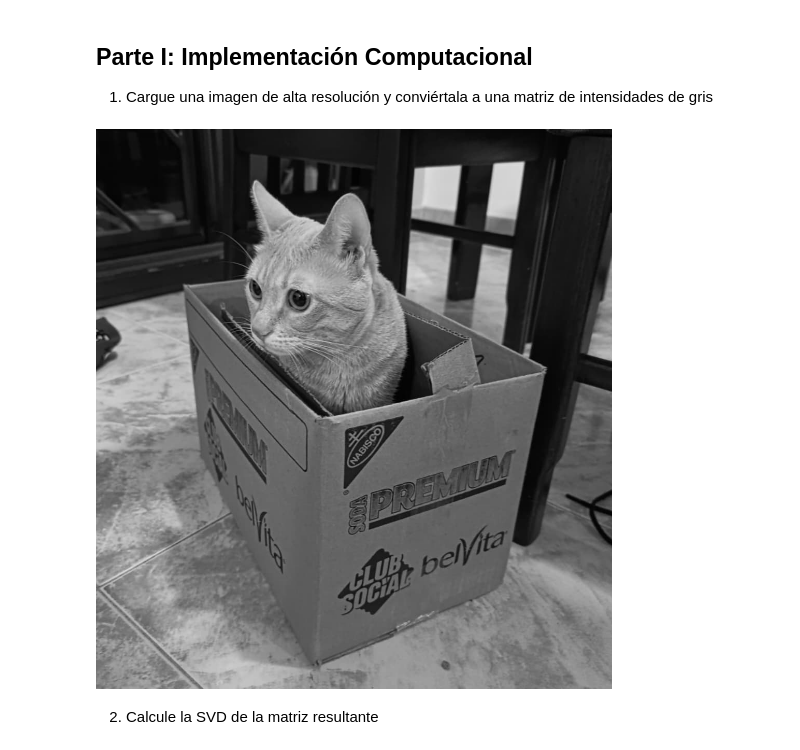
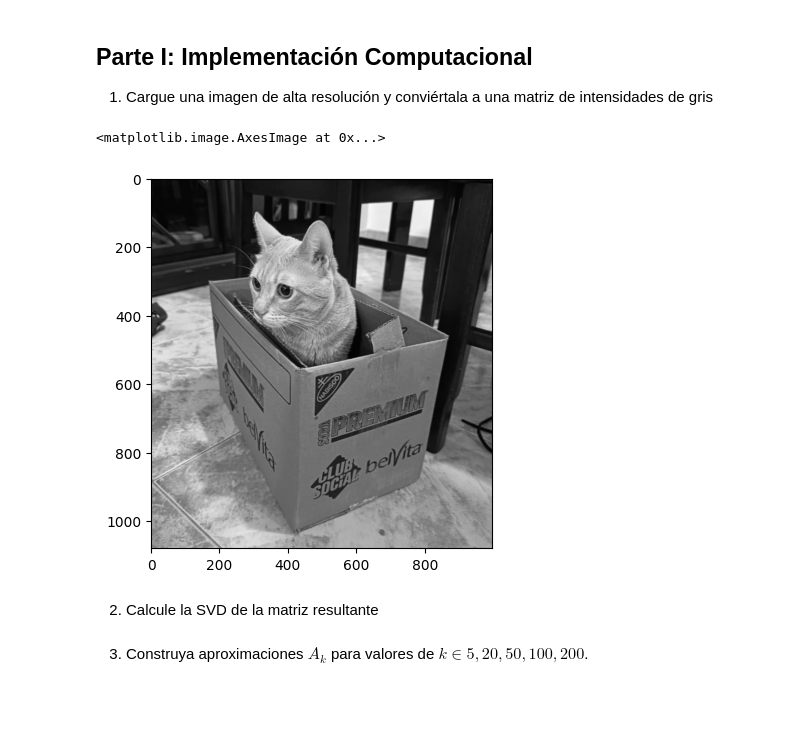
Before and after one commit to amandamdzah/Compresi-n-de-img-con-SVD, a Jupyter notebook: img/mobyDick.ipynb, the cells around one changed output. Saved outputs shown, nothing was run; the diff lists cells and outputs as text; code cells hidden in the pictures; blank space fills up the shorter version.

Commit message:
calculo svd y aproximaciones A_k

```diff
--- a/img/mobyDick.ipynb
+++ b/img/mobyDick.ipynb
@@ -10,12 +10,14 @@ import numpy as np
 import matplotlib.pyplot as plt
 from PIL import Image
 # %%
-
 img = Image.open('Kirby.jpeg')
-print(img.format, img.size, img.mode)
-imggray = img.convert('L')
-imggray
+img_gray = img.convert('L')
+plt.show(img_gray)
+img_mat = np.array(img_gray)
+img_mat = img_mat.astype(float)
+plt.imshow(img_mat, cmap='gray')
 # %% [output]
+<matplotlib.image.AxesImage at 0x...>
-[figure, old version]
+[figure, new version]
 # %% [markdown]
 2. Calcule la SVD de la matriz resultante
@@ -21,0 +26,2 @@ imggray
+# %% [markdown]
+3. Construya aproximaciones $A_k$ para valores de $k \in {5, 20, 50, 100, 200}$.
```
Also changed, not shown: parts of 4 cells of this notebook.
